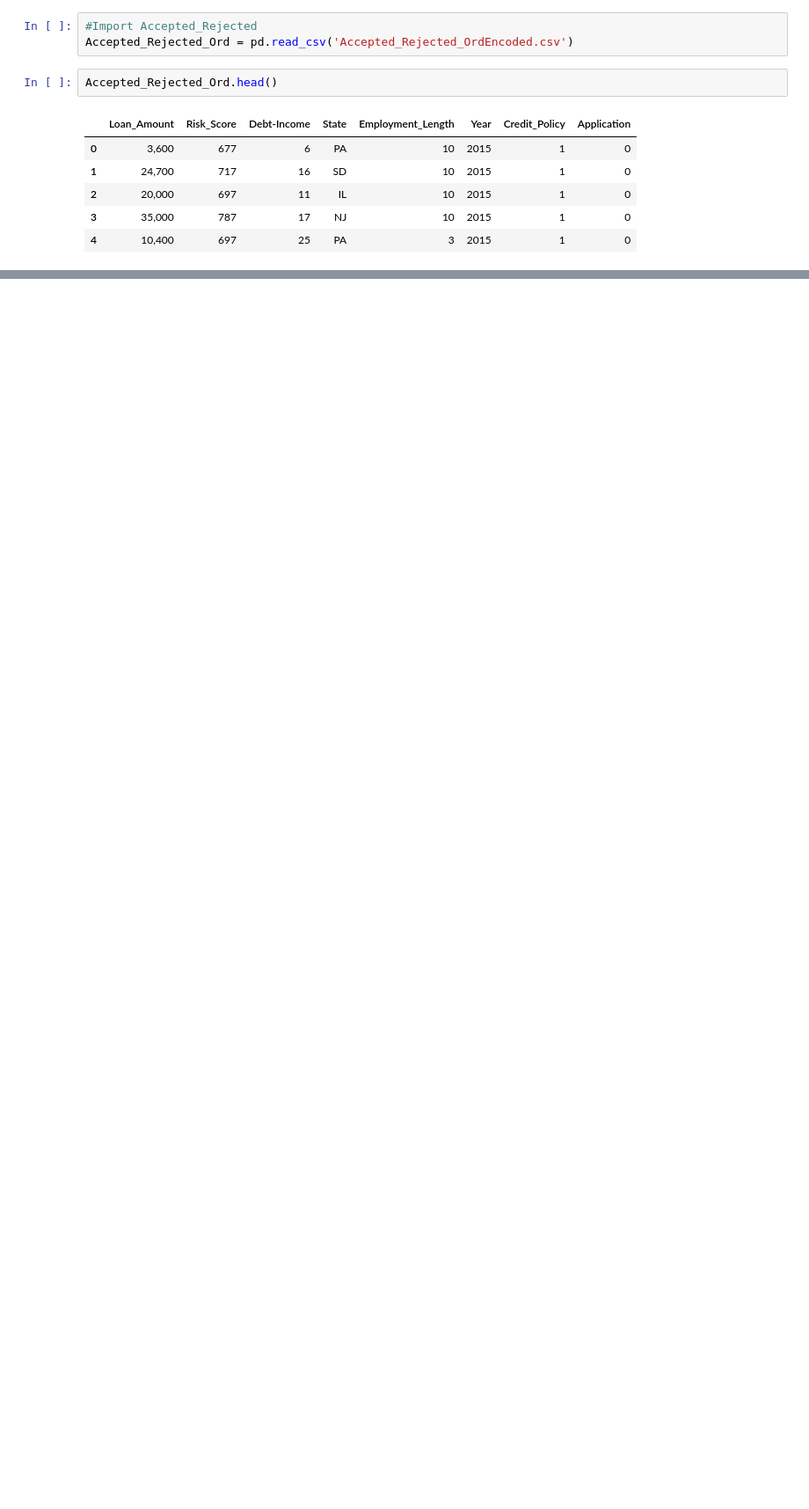
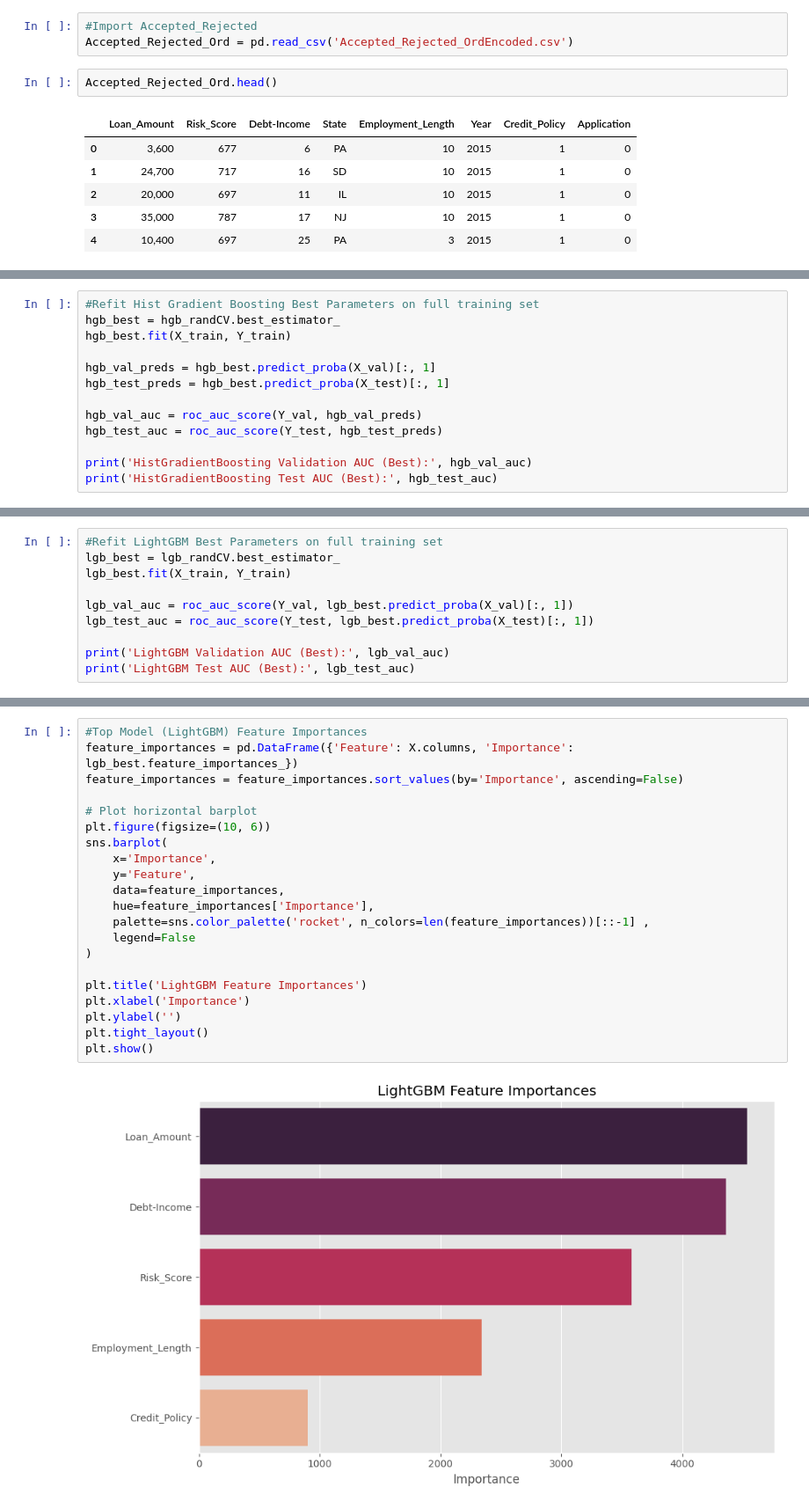
Before and after one commit to edwardweldon100/LendingClub-Capstone-Project, a Jupyter notebook: Lending Club Dataset- Model- Accepted_Rejected.ipynb, the cells around one changed output, grey strips where cells are left out. Shown at 88% size. Drawn from its saved outputs; the diff is of its cells as text; blank space fills up the shorter version.

```diff
--- a/Lending Club Dataset- Model- Accepted_Rejected.ipynb
+++ b/Lending Club Dataset- Model- Accepted_Rejected.ipynb
@@ -124,0 +302,13 @@ print('Best Params:', logreg_rand.best_params_)
+# %%
+#Refit Hist Gradient Boosting Best Parameters on full training set
+hgb_best = hgb_randCV.best_estimator_
+hgb_best.fit(X_train, Y_train)
+
+hgb_val_preds = hgb_best.predict_proba(X_val)[:, 1]
+hgb_test_preds = hgb_best.predict_proba(X_test)[:, 1]
+
+hgb_val_auc = roc_auc_score(Y_val, hgb_val_preds)
+hgb_test_auc = roc_auc_score(Y_test, hgb_test_preds)
+
+print('HistGradientBoosting Validation AUC (Best):', hgb_val_auc)
+print('HistGradientBoosting Test AUC (Best):', hgb_test_auc)
@@ -124,0 +392,10 @@ print('Best Params:', logreg_rand.best_params_)
+# %%
+#Refit LightGBM Best Parameters on full training set
+lgb_best = lgb_randCV.best_estimator_
+lgb_best.fit(X_train, Y_train)
+
+lgb_val_auc = roc_auc_score(Y_val, lgb_best.predict_proba(X_val)[:, 1])
+lgb_test_auc = roc_auc_score(Y_test, lgb_best.predict_proba(X_test)[:, 1])
+
+print('LightGBM Validation AUC (Best):', lgb_val_auc)
+print('LightGBM Test AUC (Best):', lgb_test_auc)
@@ -124,0 +562,23 @@ print('Best Params:', logreg_rand.best_params_)
+# %%
+#Top Model (LightGBM) Feature Importances
+feature_importances = pd.DataFrame({'Feature': X.columns, 'Importance': lgb_best.feature_importances_})
+feature_importances = feature_importances.sort_values(by='Importance', ascending=False)
+
+# Plot horizontal barplot
+plt.figure(figsize=(10, 6))
+sns.barplot(
+    x='Importance',
+    y='Feature',
+    data=feature_importances,
+    hue=feature_importances['Importance'],
+    palette=sns.color_palette('rocket', n_colors=len(feature_importances))[::-1] ,
+    legend=False
+)
+
+plt.title('LightGBM Feature Importances')
+plt.xlabel('Importance')
+plt.ylabel('')
+plt.tight_layout()
+plt.show()
+# %% [output]
+[figure, added]
```
Also changed, not shown: parts of 29 cells of this notebook.
